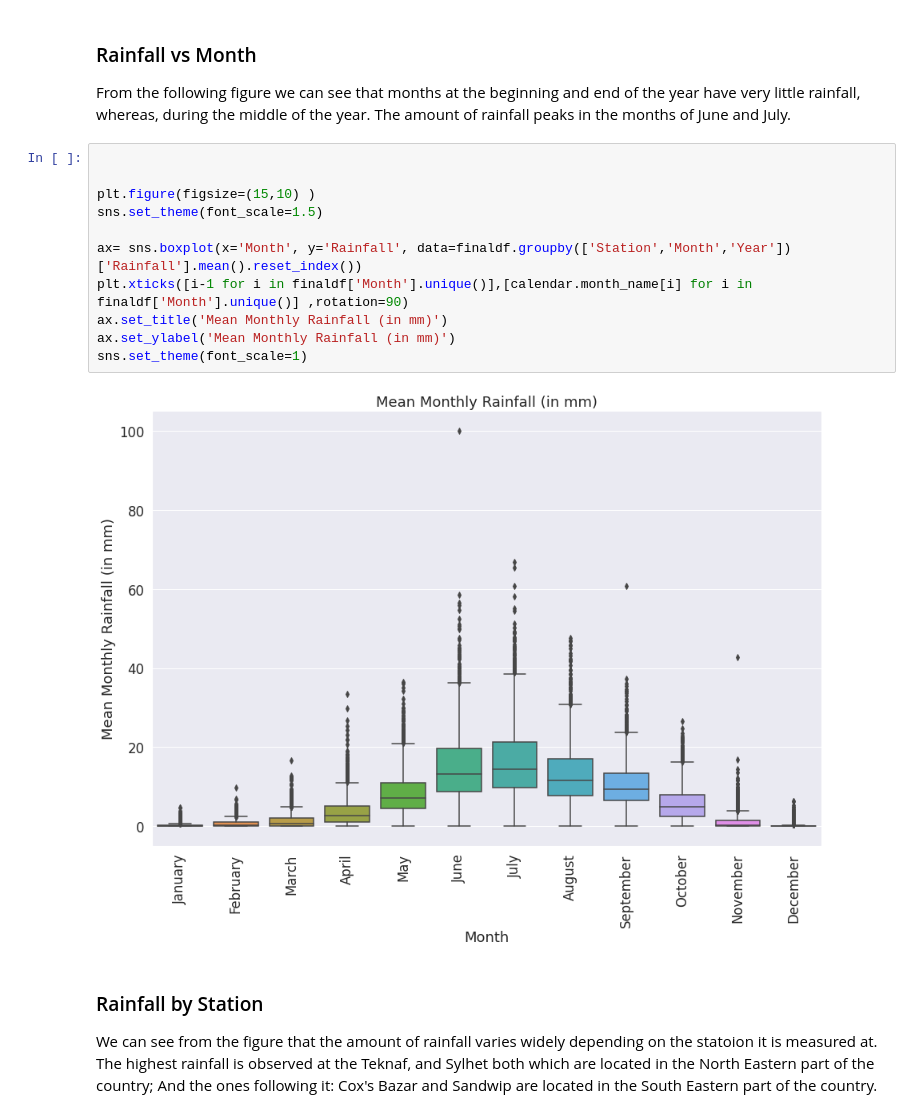
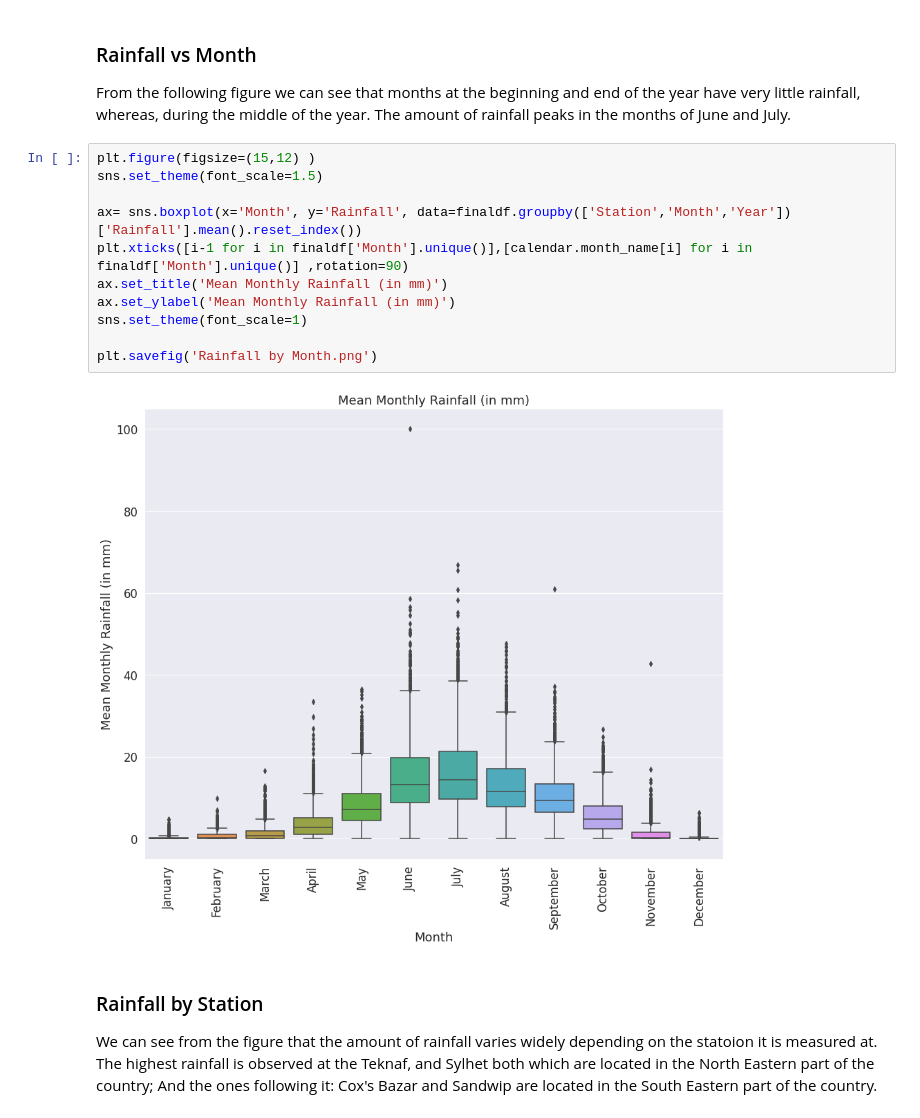
Before and after one commit to AhmedFahim-git/My-Projects, a Jupyter notebook: Bangladesh_Rainfall_Analysis.ipynb, the cells around one changed output. Drawn from its saved outputs; the diff is of its cells as text.

```diff
--- a/Bangladesh_Rainfall_Analysis.ipynb
+++ b/Bangladesh_Rainfall_Analysis.ipynb
@@ -272,18 +257,18 @@ array(['Barisal', 'Bhola', 'Bogra', 'Borhanuddin', 'Chandpur',
 ### Rainfall vs Month
 From the following figure we can see that months at the beginning and end of the year have very little rainfall, whereas, during the middle of the year. The amount of rainfall peaks in the months of June and July.
 # %%
-
-
-plt.figure(figsize=(15,10) )
+plt.figure(figsize=(15,12) )
 sns.set_theme(font_scale=1.5)
 
 ax= sns.boxplot(x='Month', y='Rainfall', data=finaldf.groupby(['Station','Month','Year'])['Rainfall'].mean().reset_index())
 plt.xticks([i-1 for i in finaldf['Month'].unique()],[calendar.month_name[i] for i in finaldf['Month'].unique()] ,rotation=90)
 ax.set_title('Mean Monthly Rainfall (in mm)')
 ax.set_ylabel('Mean Monthly Rainfall (in mm)')
 sns.set_theme(font_scale=1)
+
+plt.savefig('Rainfall by Month.png')
 # %% [output]
-[figure, old version]
+[figure, new version]
 # %% [markdown]
 ### Rainfall by Station
 
```
Also changed, not shown: parts of 5 cells of this notebook.
